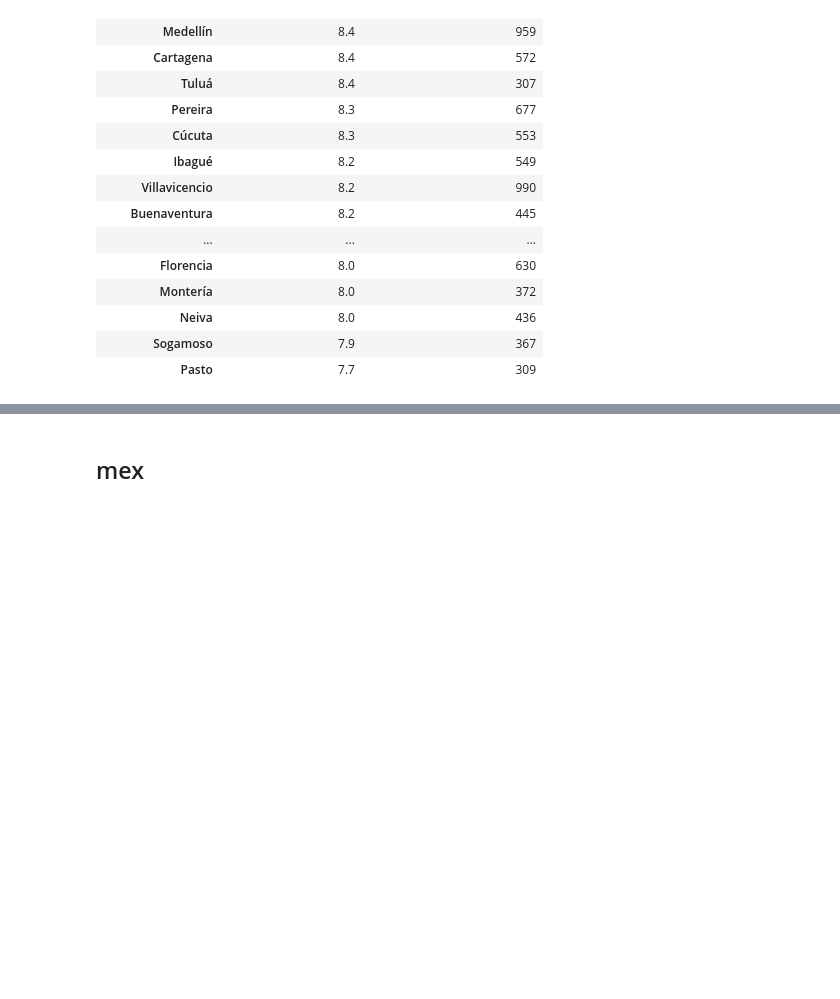
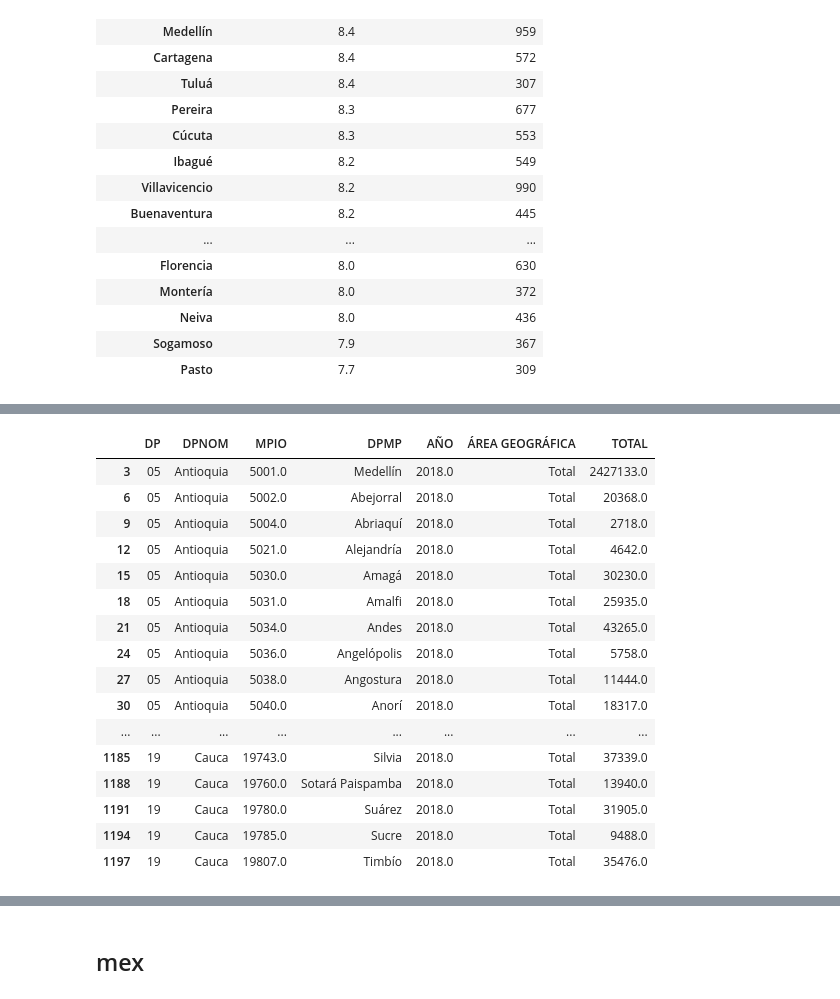
Before and after one commit to theaok/linaColMex, a Jupyter notebook: linaColMex.ipynb, the cells around one changed output, grey strips where cells are left out. Saved outputs shown, nothing was run; the diff lists cells and outputs as text; code cells hidden in the pictures; blank space fills up the shorter version.

```diff
--- a/linaColMex.ipynb
+++ b/linaColMex.ipynb
@@ -1537,0 +1547,21 @@ display(filtered_municipality_summary_100.sort_values(by='mean_life_satisfaction
+# %%
+pop=pop[(pop.AÑO==2018) & (pop['ÁREA GEOGRÁFICA']=='Total')]
+pop
+# %% [output]
+|  | DP | DPNOM | MPIO | DPMP | AÑO | ÁREA GEOGRÁFICA | TOTAL |
+| 3 | 05 | Antioquia | 5001.0 | Medellín | 2018.0 | Total | 2427133.0 |
+| 6 | 05 | Antioquia | 5002.0 | Abejorral | 2018.0 | Total | 20368.0 |
+| 9 | 05 | Antioquia | 5004.0 | Abriaquí | 2018.0 | Total | 2718.0 |
+| 12 | 05 | Antioquia | 5021.0 | Alejandría | 2018.0 | Total | 4642.0 |
+| 15 | 05 | Antioquia | 5030.0 | Amagá | 2018.0 | Total | 30230.0 |
+| 18 | 05 | Antioquia | 5031.0 | Amalfi | 2018.0 | Total | 25935.0 |
+| 21 | 05 | Antioquia | 5034.0 | Andes | 2018.0 | Total | 43265.0 |
+| 24 | 05 | Antioquia | 5036.0 | Angelópolis | 2018.0 | Total | 5758.0 |
+| 27 | 05 | Antioquia | 5038.0 | Angostura | 2018.0 | Total | 11444.0 |
+| 30 | 05 | Antioquia | 5040.0 | Anorí | 2018.0 | Total | 18317.0 |
+| ... | ... | ... | ... | ... | ... | ... | ... |
+| 1185 | 19 | Cauca | 19743.0 | Silvia | 2018.0 | Total | 37339.0 |
+| 1188 | 19 | Cauca | 19760.0 | Sotará Paispamba | 2018.0 | Total | 13940.0 |
+| 1191 | 19 | Cauca | 19780.0 | Suárez | 2018.0 | Total | 31905.0 |
+| 1194 | 19 | Cauca | 19785.0 | Sucre | 2018.0 | Total | 9488.0 |
+| 1197 | 19 | Cauca | 19807.0 | Timbío | 2018.0 | Total | 35476.0 |
```
Also changed, not shown: parts of 8 cells of this notebook.
